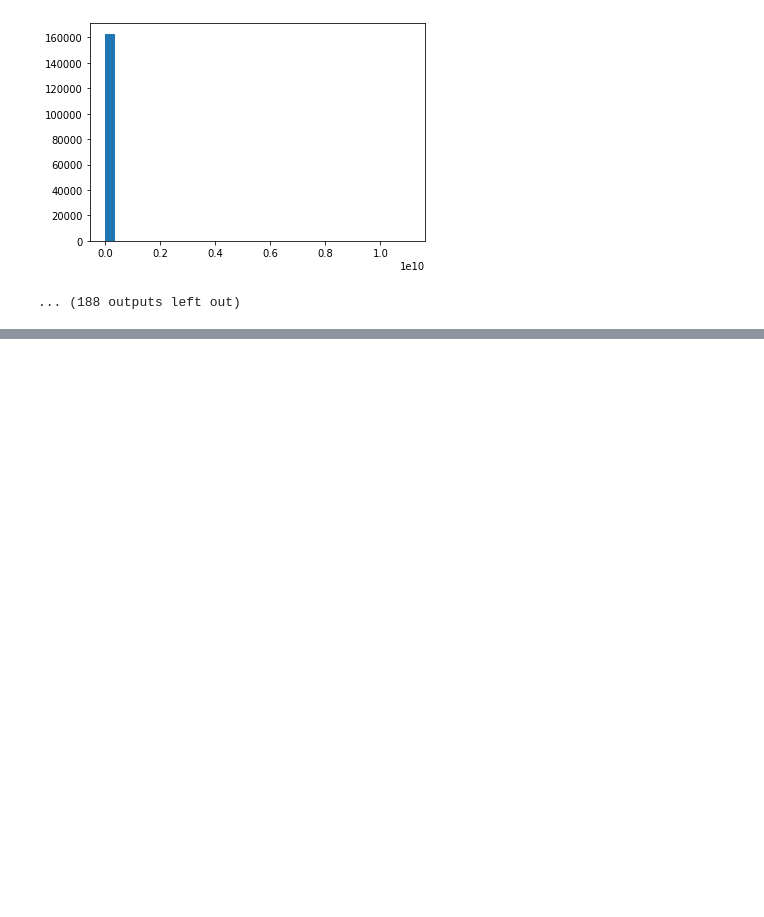
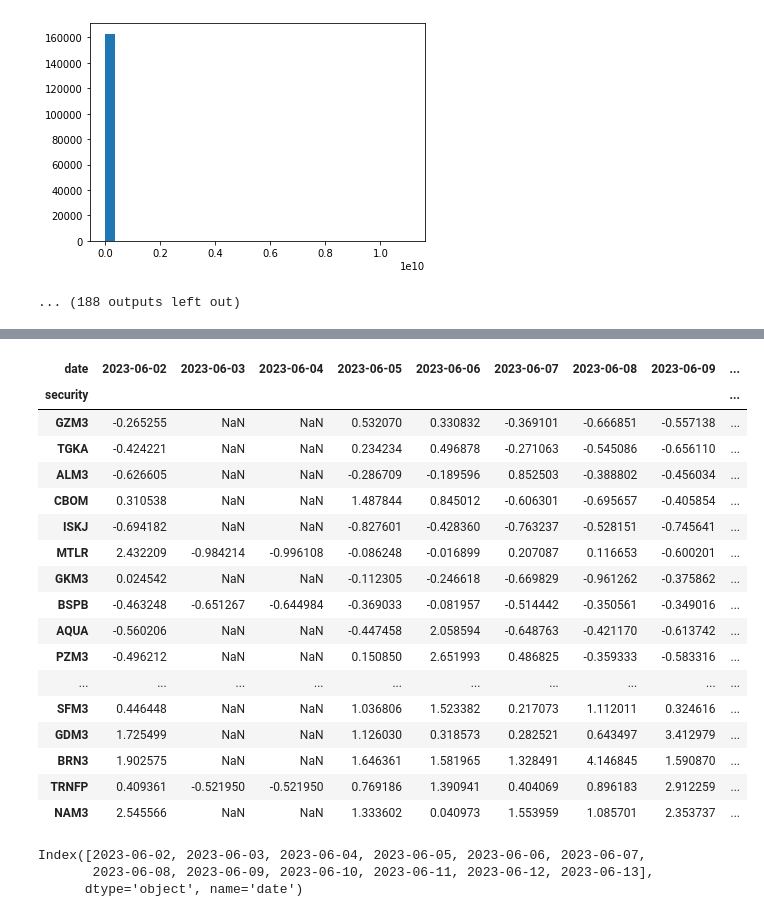
Before and after one commit to OlegPozovnoy/trading, a Jupyter notebook: tools/volume_patterns.ipynb, the cells around one changed output, grey strips where cells are left out. Drawn from its saved outputs; the diff is of its cells as text; code cells hidden in the pictures; blank space fills up the shorter version.

```diff
--- a/tools/volume_patterns.ipynb
+++ b/tools/volume_patterns.ipynb
@@ -208,0 +250,30 @@ print(orders)
+# %%
+df_pivot = df_filt.pivot(columns='date', index='security', values = 'total')
+
+pd.set_option('display.max_rows', None)
+df_pivot.sort_values(df_pivot.columns[-1])
+# %% [output]
+| date | 2023-06-02 | 2023-06-03 | 2023-06-04 | 2023-06-05 | 2023-06-06 | 2023-06-07 | 2023-06-08 | 2023-06-09 | ... |
+| security |  |  |  |  |  |  |  |  | ... |
+| GZM3 | -0.265255 | NaN | NaN | 0.532070 | 0.330832 | -0.369101 | -0.666851 | -0.557138 | ... |
+| TGKA | -0.424221 | NaN | NaN | 0.234234 | 0.496878 | -0.271063 | -0.545086 | -0.656110 | ... |
+| ALM3 | -0.626605 | NaN | NaN | -0.286709 | -0.189596 | 0.852503 | -0.388802 | -0.456034 | ... |
+| CBOM | 0.310538 | NaN | NaN | 1.487844 | 0.845012 | -0.606301 | -0.695657 | -0.405854 | ... |
+| ISKJ | -0.694182 | NaN | NaN | -0.827601 | -0.428360 | -0.763237 | -0.528151 | -0.745641 | ... |
+| MTLR | 2.432209 | -0.984214 | -0.996108 | -0.086248 | -0.016899 | 0.207087 | 0.116653 | -0.600201 | ... |
+| GKM3 | 0.024542 | NaN | NaN | -0.112305 | -0.246618 | -0.669829 | -0.961262 | -0.375862 | ... |
+| BSPB | -0.463248 | -0.651267 | -0.644984 | -0.369033 | -0.081957 | -0.514442 | -0.350561 | -0.349016 | ... |
+| AQUA | -0.560206 | NaN | NaN | -0.447458 | 2.058594 | -0.648763 | -0.421170 | -0.613742 | ... |
+| PZM3 | -0.496212 | NaN | NaN | 0.150850 | 2.651993 | 0.486825 | -0.359333 | -0.583316 | ... |
+| ... | ... | ... | ... | ... | ... | ... | ... | ... | ... |
+| SFM3 | 0.446448 | NaN | NaN | 1.036806 | 1.523382 | 0.217073 | 1.112011 | 0.324616 | ... |
+| GDM3 | 1.725499 | NaN | NaN | 1.126030 | 0.318573 | 0.282521 | 0.643497 | 3.412979 | ... |
+| BRN3 | 1.902575 | NaN | NaN | 1.646361 | 1.581965 | 1.328491 | 4.146845 | 1.590870 | ... |
+| TRNFP | 0.409361 | -0.521950 | -0.521950 | 0.769186 | 1.390941 | 0.404069 | 0.896183 | 2.912259 | ... |
+| NAM3 | 2.545566 | NaN | NaN | 1.333602 | 0.040973 | 1.553959 | 1.085701 | 2.353737 | ... |
+# %%
+df_filt.pivot(columns='date', index='security', values = 'total').columns
+# %% [output]
+Index([2023-06-02, 2023-06-03, 2023-06-04, 2023-06-05, 2023-06-06, 2023-06-07,
+       2023-06-08, 2023-06-09, 2023-06-10, 2023-06-11, 2023-06-12, 2023-06-13],
+      dtype='object', name='date')
```
Also changed, not shown: parts of 7 cells of this notebook, 3 other files.
